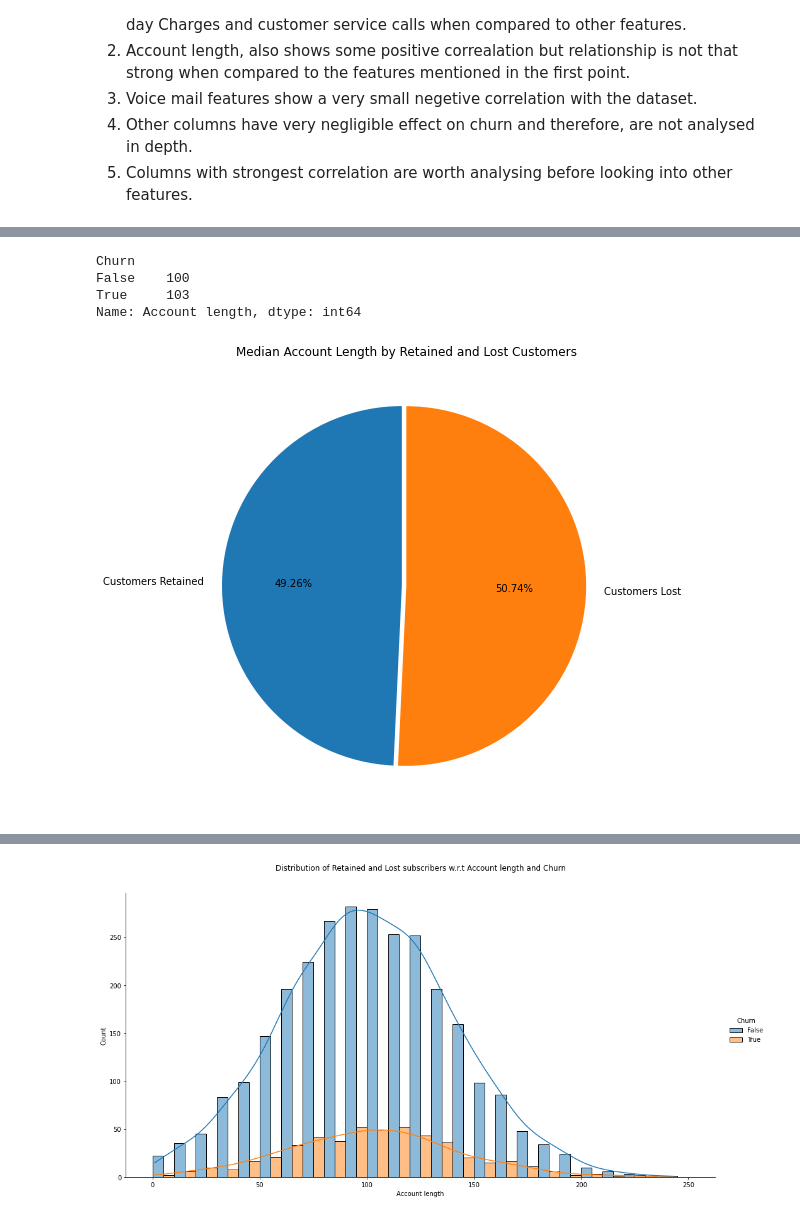
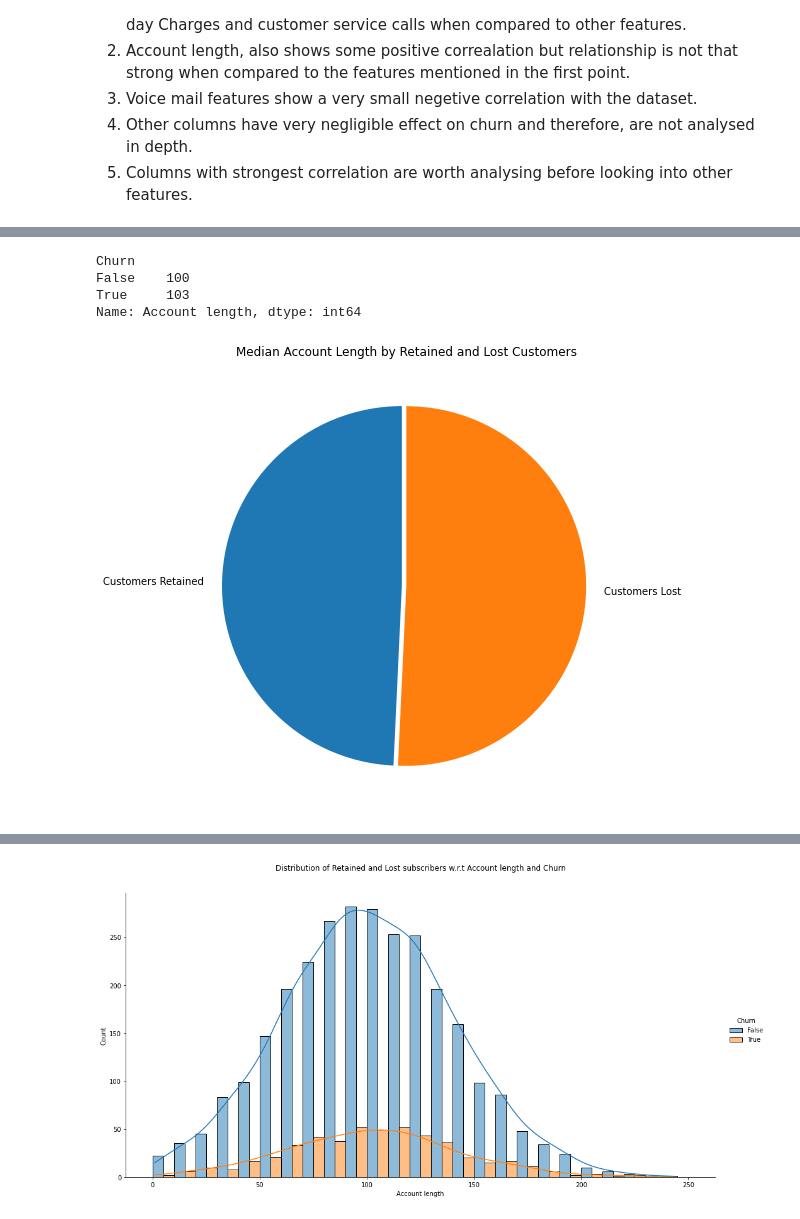
Before and after one commit to Sourabhpatel1/Capstone-Project-EDA-AlmaBatter, a Jupyter notebook: EDA_on_Telecom_Churn_Dataset(Capstone_Project_1).ipynb, the cells around one changed output, grey strips where cells are left out. Drawn from its saved outputs; the diff is of its cells as text; code cells hidden in the pictures.

```diff
--- a/EDA_on_Telecom_Churn_Dataset(Capstone_Project_1).ipynb
+++ b/EDA_on_Telecom_Churn_Dataset(Capstone_Project_1).ipynb
@@ -175,15 +175,15 @@ churn_data[cols_pos_corr].head(5)
 # %%
 # Examining the Churn in relation to the account length.
 
 print(churn_group["Account length"].median(), "\n\n")
 plt.title("Median Account Length by Retained and Lost Customers")
-plt.pie(churn_group["Account length"].median(), autopct="%.2f%%", labels=["Customers Retained", "Customers Lost"], startangle=90, explode=[0.025,0]);
+plt.pie(churn_group["Account length"].median(), labels=["Customers Retained", "Customers Lost"], startangle=90, explode=[0.025,0]);
 # %% [output]
 Churn
 False    100
 True     103
 Name: Account length, dtype: int64
-[figure, old version]
+[figure, new version]
 # %%
 print(churn_group["Account length"].mean(), "\n\n")
 plt.title("Mean Account Length by Retained and Lost Customers \n")
```
Also changed, not shown: parts of 3 cells of this notebook.
